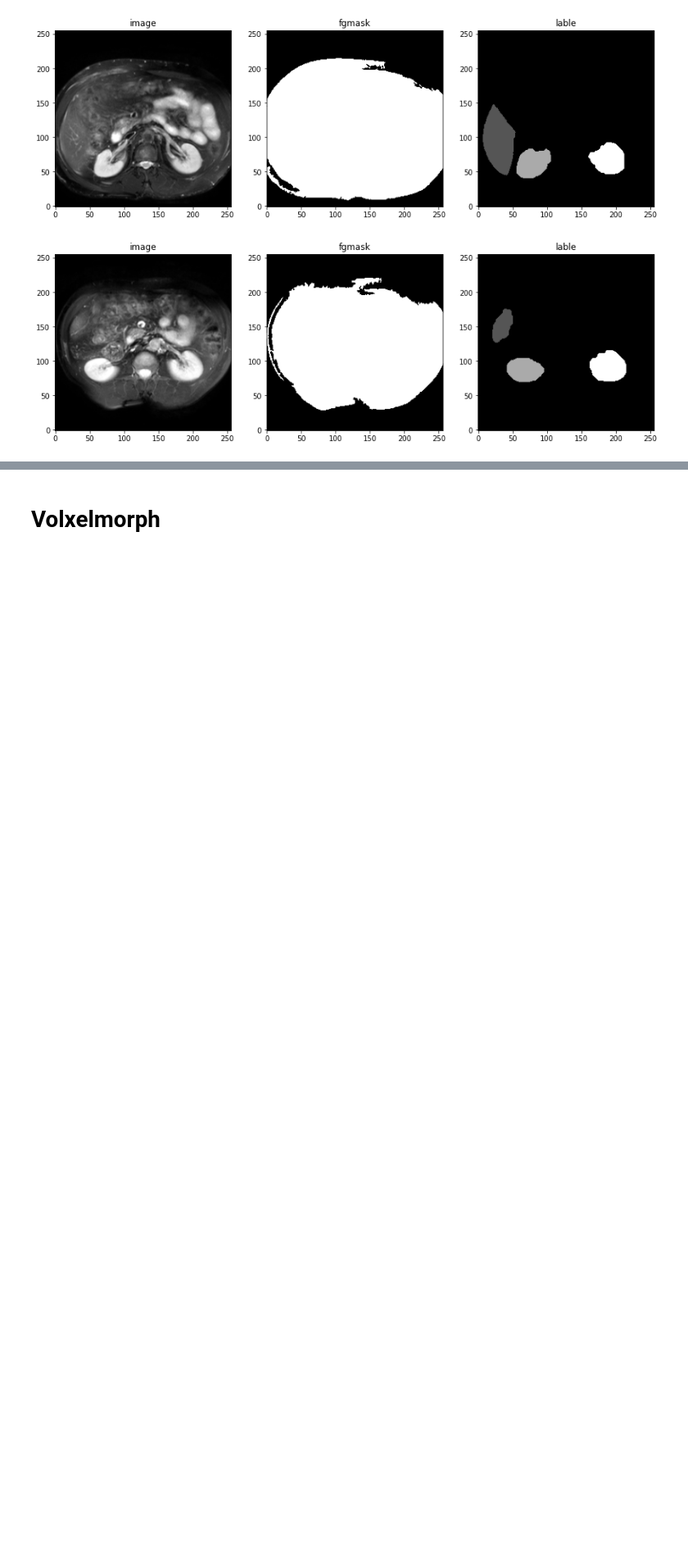
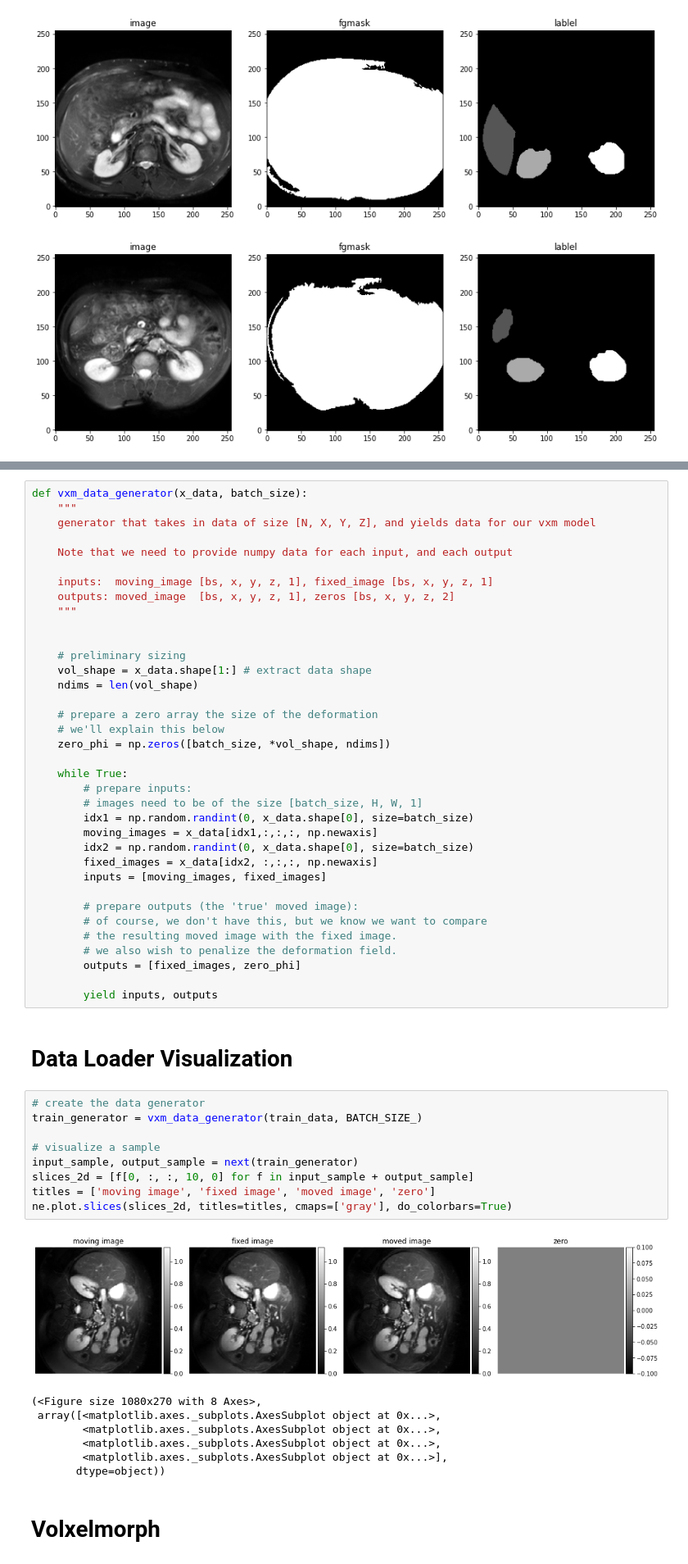
Before and after one commit to zahraDehghanian97/VoxelMorph_Registration, a Jupyter notebook: VoxelMorph.ipynb, the cells around one changed output, grey strips where cells are left out. Shown: that part at 82% size. Cells and saved outputs as stored; diff of their text form; blank space fills up the shorter version.

Commit message:
finish data generator

```diff
--- a/VoxelMorph.ipynb
+++ b/VoxelMorph.ipynb
@@ -199,2 +235,57 @@ lables:  (36, 256, 256)
+# %%
+def vxm_data_generator(x_data, batch_size):
+    """
+    generator that takes in data of size [N, X, Y, Z], and yields data for our vxm model
+
+    Note that we need to provide numpy data for each input, and each output
+
+    inputs:  moving_image [bs, x, y, z, 1], fixed_image [bs, x, y, z, 1]
+    outputs: moved_image  [bs, x, y, z, 1], zeros [bs, x, y, z, 2]
+    """
+
+
+    # preliminary sizing
+    vol_shape = x_data.shape[1:] # extract data shape
+    ndims = len(vol_shape)
+
+    # prepare a zero array the size of the deformation
+    # we'll explain this below
+    zero_phi = np.zeros([batch_size, *vol_shape, ndims])
+
+    while True:
+        # prepare inputs:
+        # images need to be of the size [batch_size, H, W, 1]
+        idx1 = np.random.randint(0, x_data.shape[0], size=batch_size)
+        moving_images = x_data[idx1,:,:,:, np.newaxis]
+        idx2 = np.random.randint(0, x_data.shape[0], size=batch_size)
+        fixed_images = x_data[idx2, :,:,:, np.newaxis]
+        inputs = [moving_images, fixed_images]
+
+        # prepare outputs (the 'true' moved image):
+        # of course, we don't have this, but we know we want to compare
+        # the resulting moved image with the fixed image.
+        # we also wish to penalize the deformation field.
+        outputs = [fixed_images, zero_phi]
+
+        yield inputs, outputs
+# %% [markdown]
+# Data Loader Visualization
+# %%
+# create the data generator
+train_generator = vxm_data_generator(train_data, BATCH_SIZE_)
+
+# visualize a sample
+input_sample, output_sample = next(train_generator)
+slices_2d = [f[0, :, :, 10, 0] for f in input_sample + output_sample]
+titles = ['moving image', 'fixed image', 'moved image', 'zero']
+ne.plot.slices(slices_2d, titles=titles, cmaps=['gray'], do_colorbars=True)
+# %% [output]
+[figure, added]
+(<Figure size 1080x270 with 8 Axes>,
+ array([<matplotlib.axes._subplots.AxesSubplot object at 0x...>,
+        <matplotlib.axes._subplots.AxesSubplot object at 0x...>,
+        <matplotlib.axes._subplots.AxesSubplot object at 0x...>,
+        <matplotlib.axes._subplots.AxesSubplot object at 0x...>],
+       dtype=object))
 # %% [markdown]
 # Volxelmorph
```
Also changed, not shown: parts of 22 cells of this notebook.
